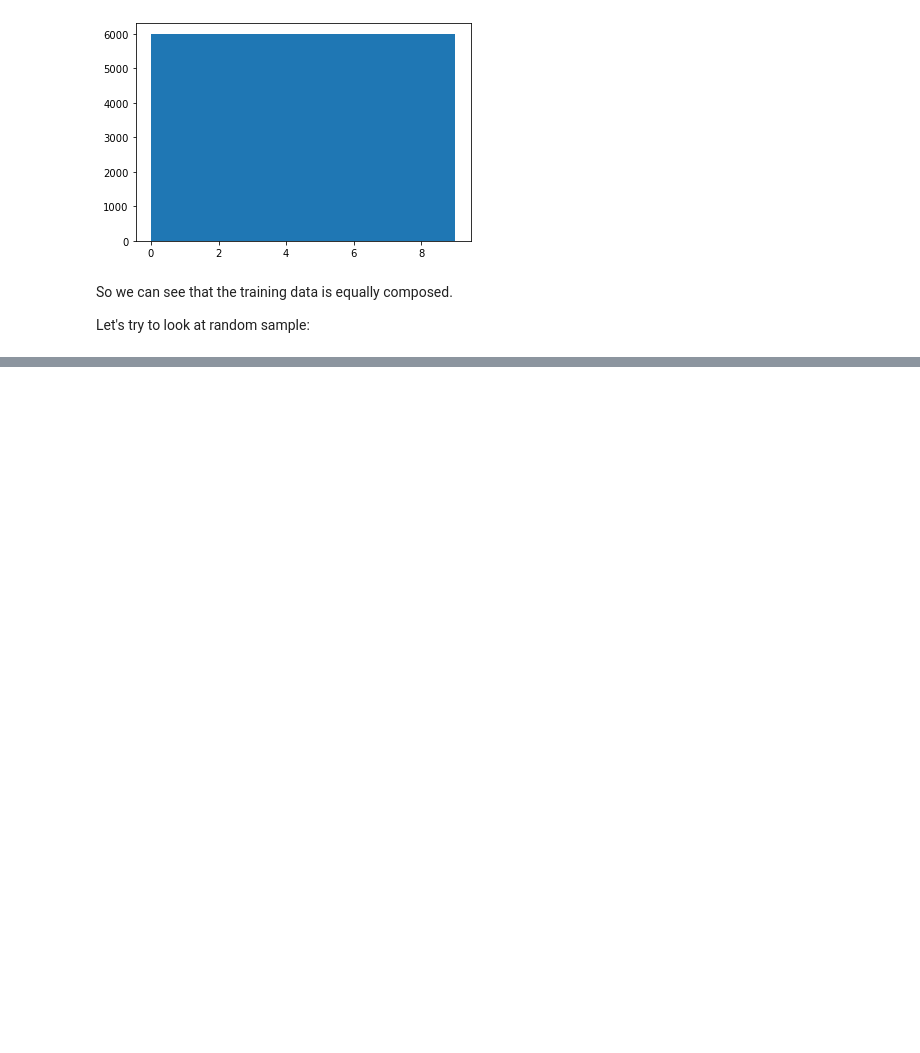
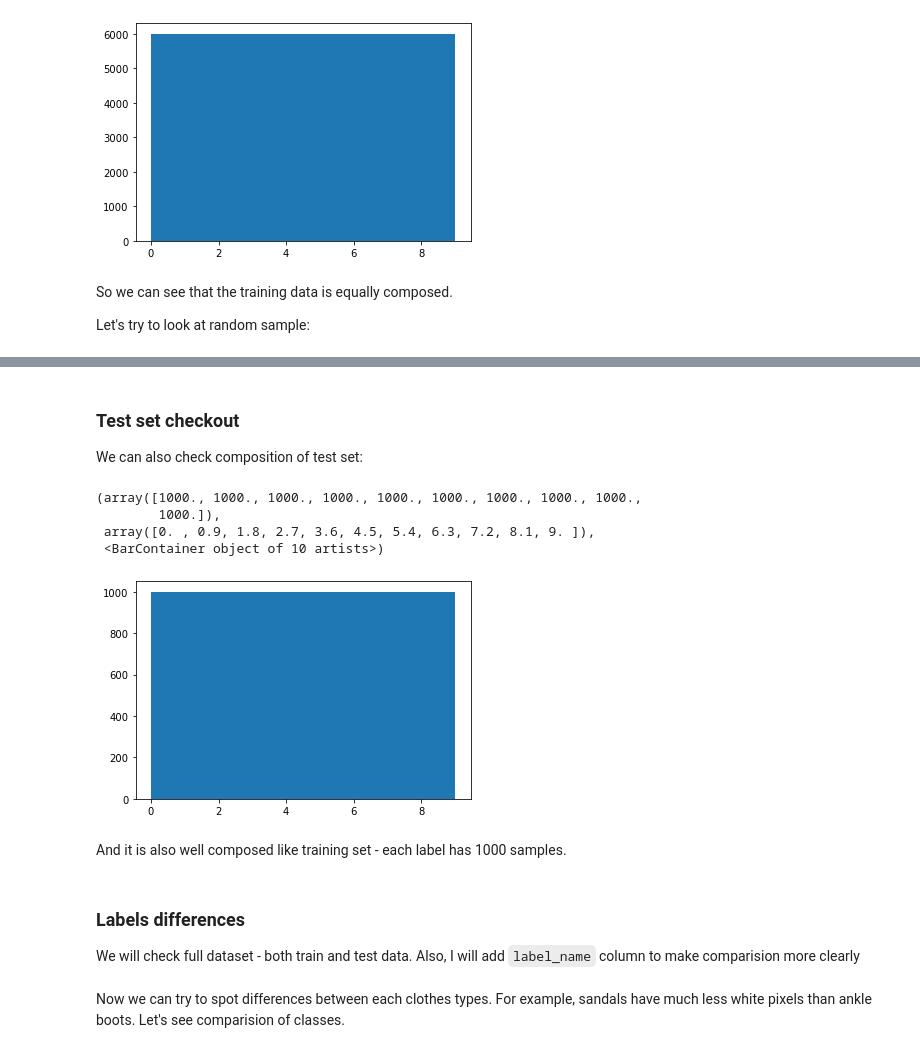
Before and after one commit to Eryk07/ClothesClassification, a Jupyter notebook: ClothesClassification.ipynb, the cells around one changed output, grey strips where cells are left out. Cells and saved outputs as stored; diff of their text form; code cells hidden in the pictures; blank space fills up the shorter version.

```diff
--- a/ClothesClassification.ipynb
+++ b/ClothesClassification.ipynb
@@ -71,0 +72,17 @@ show_sample(randint(0,60000), tr_set)
+# %% [markdown]
+### Test set checkout
+We can also check composition of test set:
+# %%
+tst_set = pd.read_csv('data/fashion-mnist_test.csv')
+plt.hist(tst_set['label'])
+# %% [output]
+(array([1000., 1000., 1000., 1000., 1000., 1000., 1000., 1000., 1000.,
+        1000.]),
+ array([0. , 0.9, 1.8, 2.7, 3.6, 4.5, 5.4, 6.3, 7.2, 8.1, 9. ]),
+ <BarContainer object of 10 artists>)
+[figure, added]
+# %% [markdown]
+And it is also well composed like training set - each label has 1000 samples.
+# %% [markdown]
+### Labels differences
+We will check full dataset - both train and test data. Also, I will add `label_name` column to make comparision more clearly
@@ -71,0 +92,2 @@ show_sample(randint(0,60000), tr_set)
+# %% [markdown]
+Now we can try to spot differences between each clothes types. For example, sandals have much less white pixels than ankle boots. Let's see comparision of classes.
```
Also changed, not shown: parts of 6 cells of this notebook.
